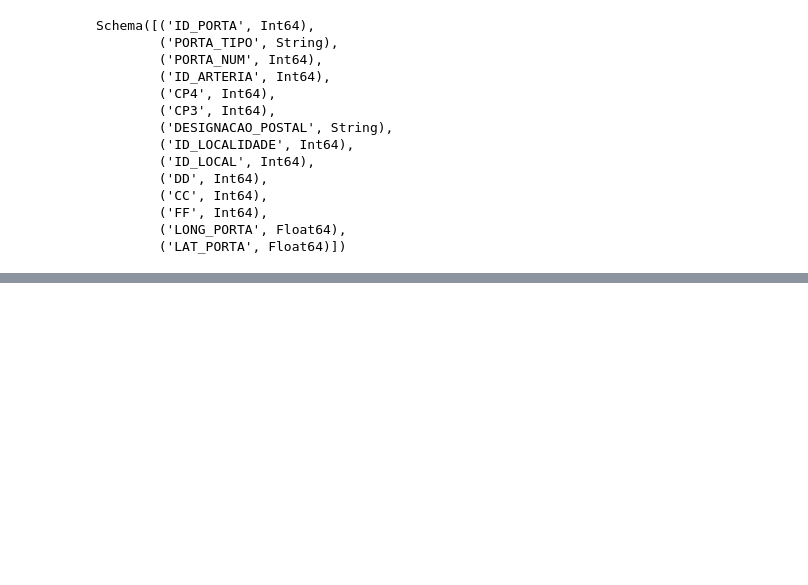
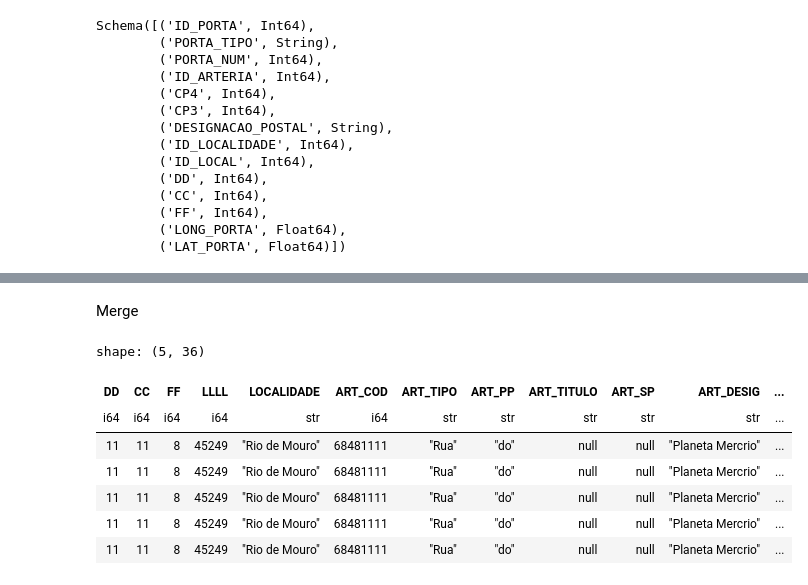
Before and after one commit to Ruben-Rocha/CTT, a Jupyter notebook: Moradas_polarsV0.ipynb, the cells around one changed output, grey strips where cells are left out. Drawn from its saved outputs; the diff is of its cells as text; code cells hidden in the pictures; blank space fills up the shorter version.

```diff
--- a/Moradas_polarsV0.ipynb
+++ b/Moradas_polarsV0.ipynb
@@ -129,0 +186,2 @@ df_merged = df_portas.join(
+# %% [markdown]
+Merge
@@ -129,0 +195,11 @@ df_merged = df_portas.join(
+# %%
+df_merged.head()
+# %% [output]
+shape: (5, 36)
+| DD | CC | FF | LLLL | LOCALIDADE | ART_COD | ART_TIPO | ART_PP | ART_TITULO | ART_SP | ART_DESIG | ... |
+| i64 | i64 | i64 | i64 | str | i64 | str | str | str | str | str | ... |
+| 11 | 11 | 8 | 45249 | "Rio de Mouro" | 68481111 | "Rua" | "do" | null | null | "Planeta Mercrio" | ... |
+| 11 | 11 | 8 | 45249 | "Rio de Mouro" | 68481111 | "Rua" | "do" | null | null | "Planeta Mercrio" | ... |
+| 11 | 11 | 8 | 45249 | "Rio de Mouro" | 68481111 | "Rua" | "do" | null | null | "Planeta Mercrio" | ... |
+| 11 | 11 | 8 | 45249 | "Rio de Mouro" | 68481111 | "Rua" | "do" | null | null | "Planeta Mercrio" | ... |
+| 11 | 11 | 8 | 45249 | "Rio de Mouro" | 68481111 | "Rua" | "do" | null | null | "Planeta Mercrio" | ... |
```
Also changed, not shown: parts of 13 cells of this notebook, 1 other file.
